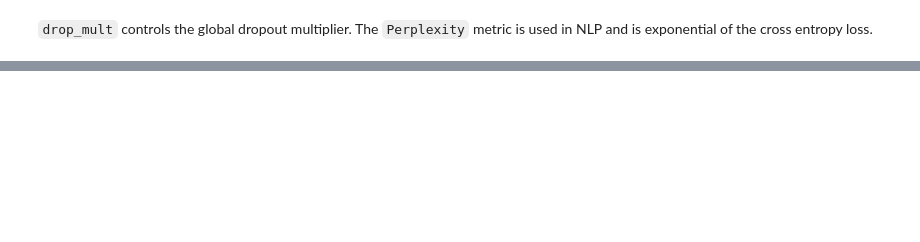
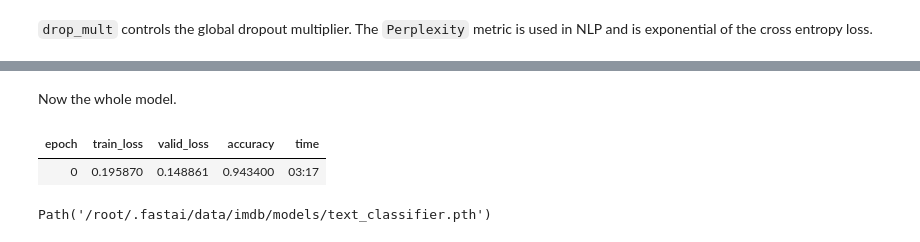
Before and after one commit to jacKlinc/movie_review_sentiment, a Jupyter notebook: notebooks/1_mdl_nlp_train_sentiment.ipynb, the cells around one changed output, grey strips where cells are left out. Saved outputs shown, nothing was run; the diff lists cells and outputs as text; code cells hidden in the pictures; blank space fills up the shorter version.

```diff
--- a/notebooks/1_mdl_nlp_train_sentiment.ipynb
+++ b/notebooks/1_mdl_nlp_train_sentiment.ipynb
@@ -153,0 +232,12 @@ learn.fit_one_cycle(1, 2e-2)
+# %% [markdown]
+Now the whole model.
+# %%
+learn.unfreeze()
+learn.fit_one_cycle(1, slice(1e-2/(2.6**4), 1e-2))
+# %% [output]
+| epoch | train_loss | valid_loss | accuracy | time |
+| 0 | 0.195870 | 0.148861 | 0.943400 | 03:17 |
+# %%
+learn.save('text_classifier')
+# %% [output]
+Path('/root/.fastai/data/imdb/models/text_classifier.pth')
```
Also changed, not shown: parts of 36 cells of this notebook.
